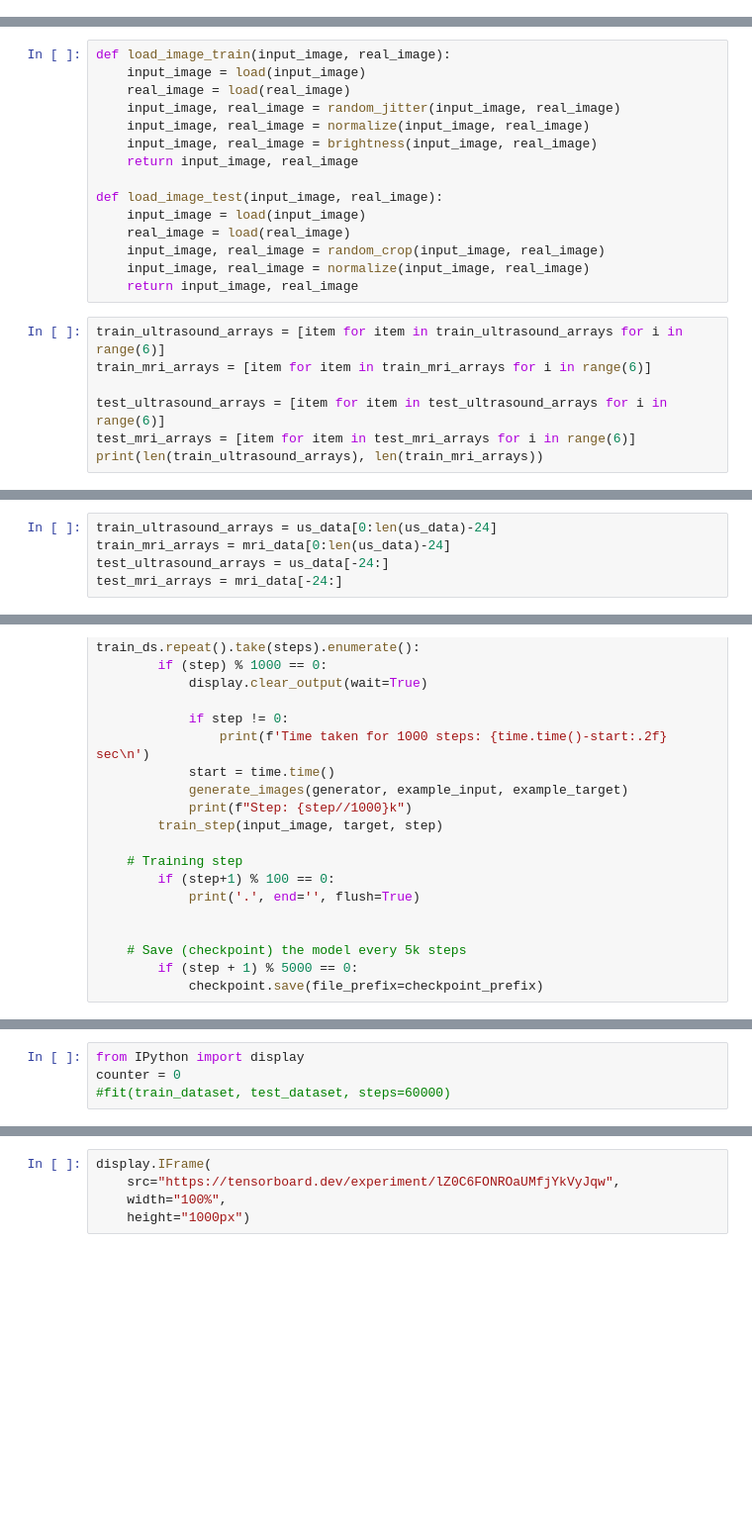
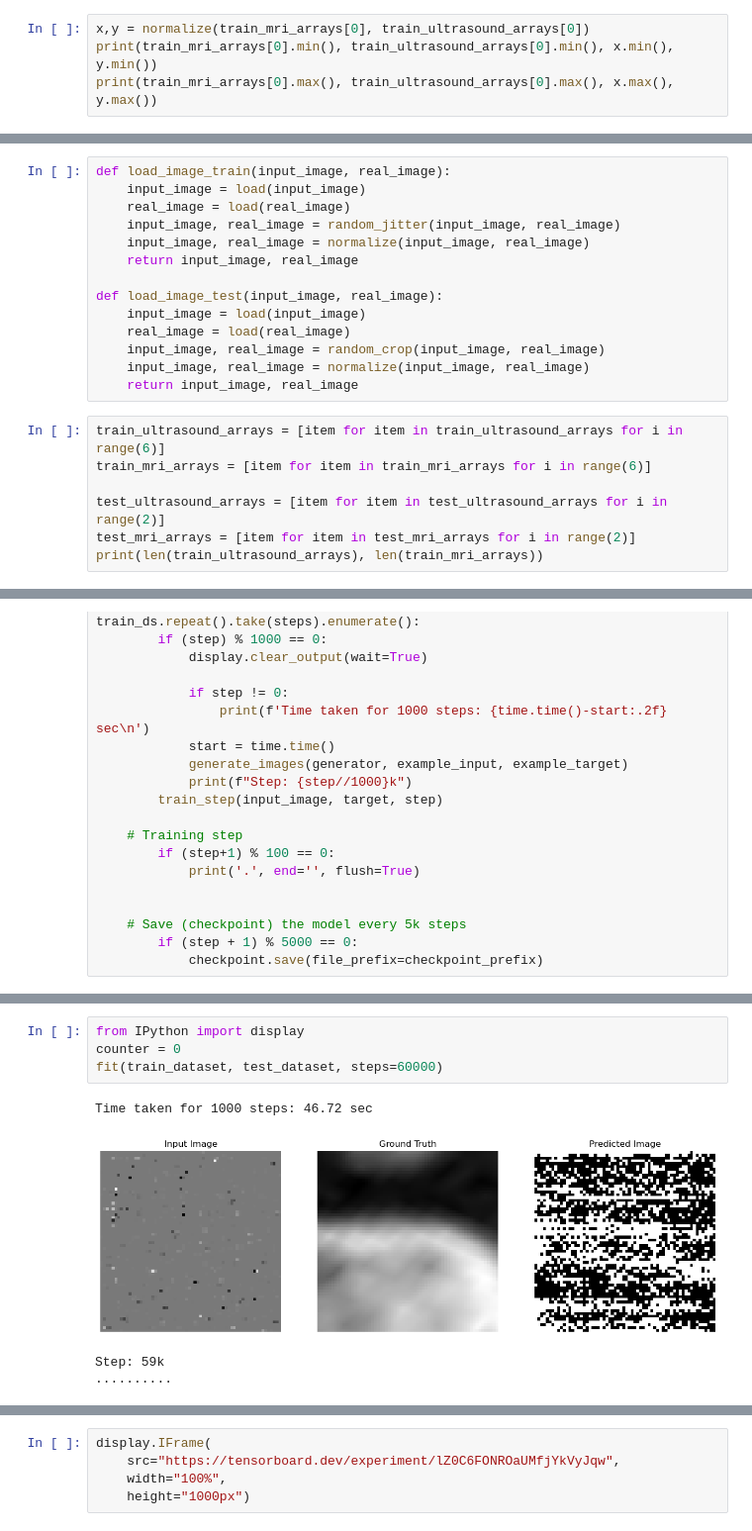
Before and after one commit to shubhamcodez/BrainVoxGen, a Jupyter notebook: VoxGen.ipynb, the cells around one changed output, grey strips where cells are left out. Shown at 99% size. Cells and saved outputs as stored; diff of their text form; blank space fills up the shorter version.

```diff
--- a/VoxGen.ipynb
+++ b/VoxGen.ipynb
@@ -223,0 +236,4 @@ def brightness(input_image, real_image):
+# %%
+x,y = normalize(train_mri_arrays[0], train_ultrasound_arrays[0])
+print(train_mri_arrays[0].min(), train_ultrasound_arrays[0].min(), x.min(), y.min())
+print(train_mri_arrays[0].max(), train_ultrasound_arrays[0].max(), x.max(), y.max())
@@ -227,7 +246,6 @@ def load_image_train(input_image, real_image):
     real_image = load(real_image)
     input_image, real_image = random_jitter(input_image, real_image)
     input_image, real_image = normalize(input_image, real_image)
-    input_image, real_image = brightness(input_image, real_image)
     return input_image, real_image
 
 def load_image_test(input_image, real_image):
@@ -240,7 +258,7 @@ def load_image_test(input_image, real_image):
 train_ultrasound_arrays = [item for item in train_ultrasound_arrays for i in range(6)]
 train_mri_arrays = [item for item in train_mri_arrays for i in range(6)]
 
-test_ultrasound_arrays = [item for item in test_ultrasound_arrays for i in range(6)]
-test_mri_arrays = [item for item in test_mri_arrays for i in range(6)]
+test_ultrasound_arrays = [item for item in test_ultrasound_arrays for i in range(2)]
+test_mri_arrays = [item for item in test_mri_arrays for i in range(2)]
 print(len(train_ultrasound_arrays), len(train_mri_arrays))
 # %% [output]
@@ -251,5 +265,0 @@ mri_data = train_mri_arrays + test_mri_arrays
-# %%
-train_ultrasound_arrays = us_data[0:len(us_data)-24]
-train_mri_arrays = mri_data[0:len(us_data)-24]
-test_ultrasound_arrays = us_data[-24:]
-test_mri_arrays = mri_data[-24:]
@@ -574,7 +556,12 @@ ERROR: Failed to launch TensorBoard (exited with 1).
 # %%
 from IPython import display
 counter = 0
-#fit(train_dataset, test_dataset, steps=60000)
+fit(train_dataset, test_dataset, steps=60000)
+# %% [output]
+Time taken for 1000 steps: 46.72 sec
+[figure, added]
+Step: 59k
+..........
 # %%
 tensorboard dev upload --logdir {log_dir}
 # %% [output]
```
Also changed, not shown: parts of 28 cells of this notebook, 23 other files.
